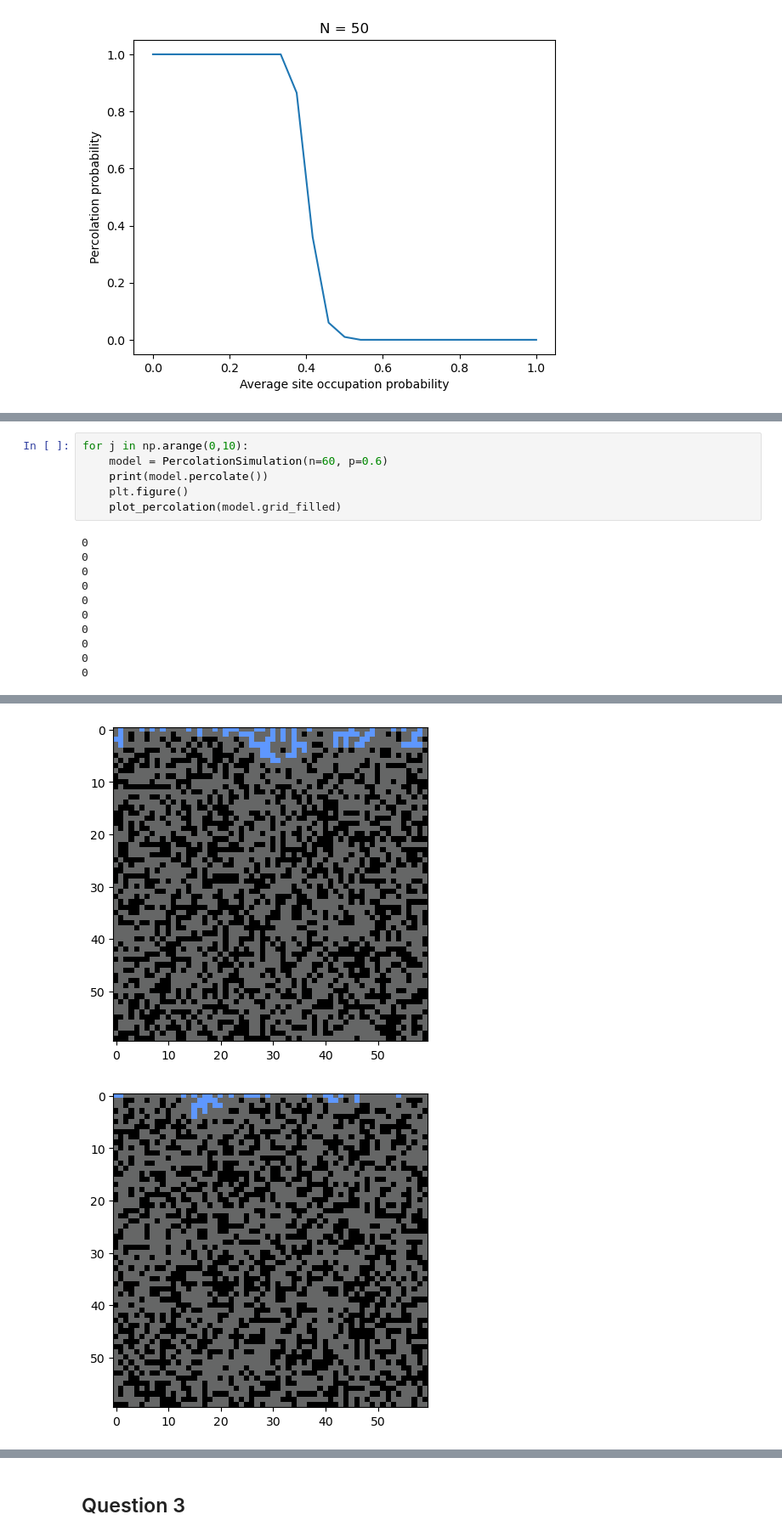
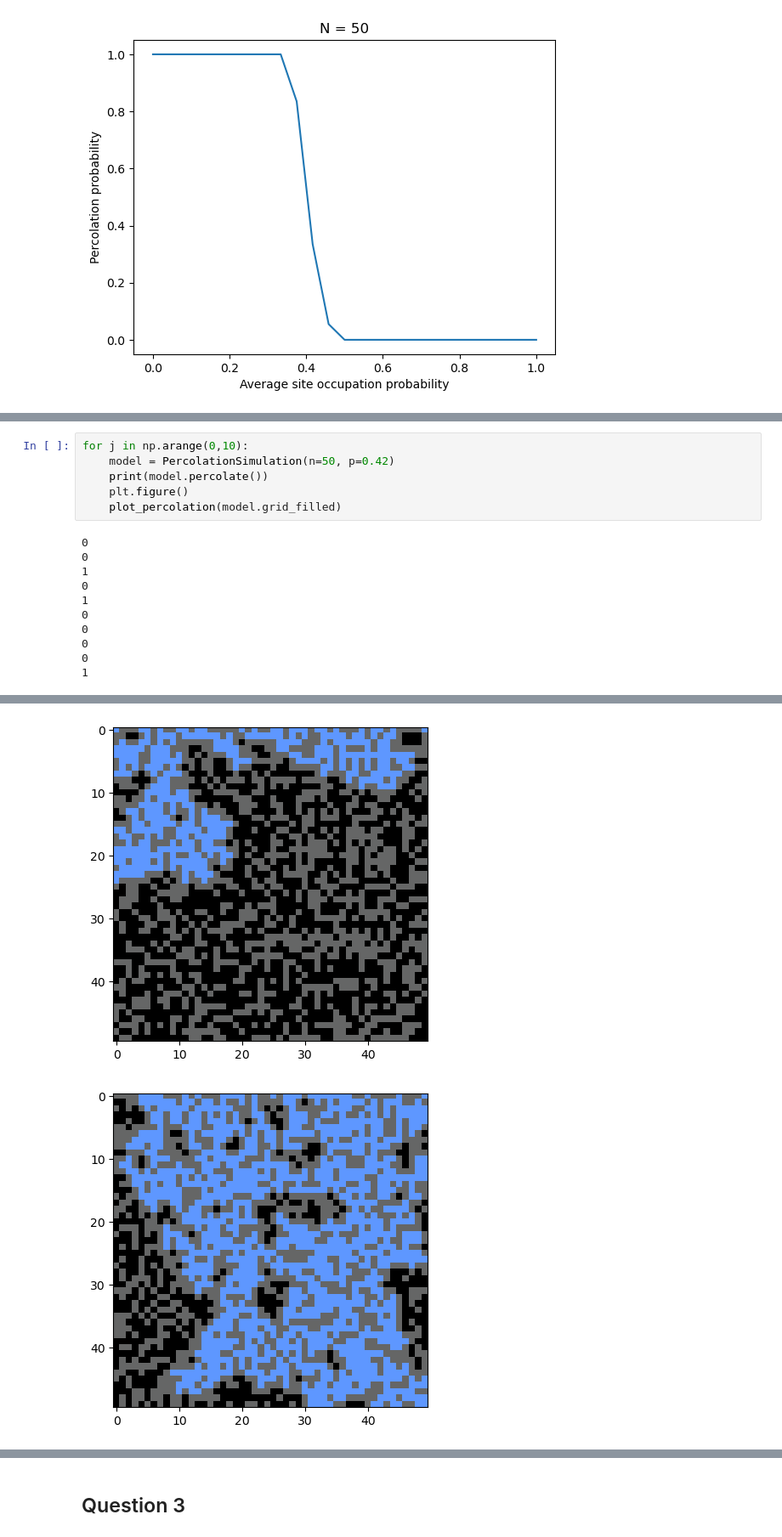
Before and after one commit to swilliamson7/comp_physics_sw, a Jupyter notebook: hw/hw1_solutions_sw.ipynb, the cells around one changed output, grey strips where cells are left out. Shown at 85% size. Drawn from its saved outputs; the diff is of its cells as text.

```diff
--- a/hw/hw1_solutions_sw.ipynb
+++ b/hw/hw1_solutions_sw.ipynb
@@ -516,17 +496,17 @@ We're then asked about the variance of our solutions, and I think this has to do
 # %%
 for j in np.arange(0,10):
-    model = PercolationSimulation(n=60, p=0.6)
+    model = PercolationSimulation(n=50, p=0.42)
     print(model.percolate())
     plt.figure()
     plot_percolation(model.grid_filled)
 # %% [output]
+0
+0
+1
+0
+1
 0
 0
 0
 0
-0
-0
-0
-0
-0
-0
+1
@@ -541,3 +521,3 @@ for j in np.arange(0,10):
-[figure, old version]
+[figure, new version]
-[figure, old version]
+[figure, new version]
 # %% [markdown]
```
Also changed, not shown: parts of 26 cells of this notebook.
